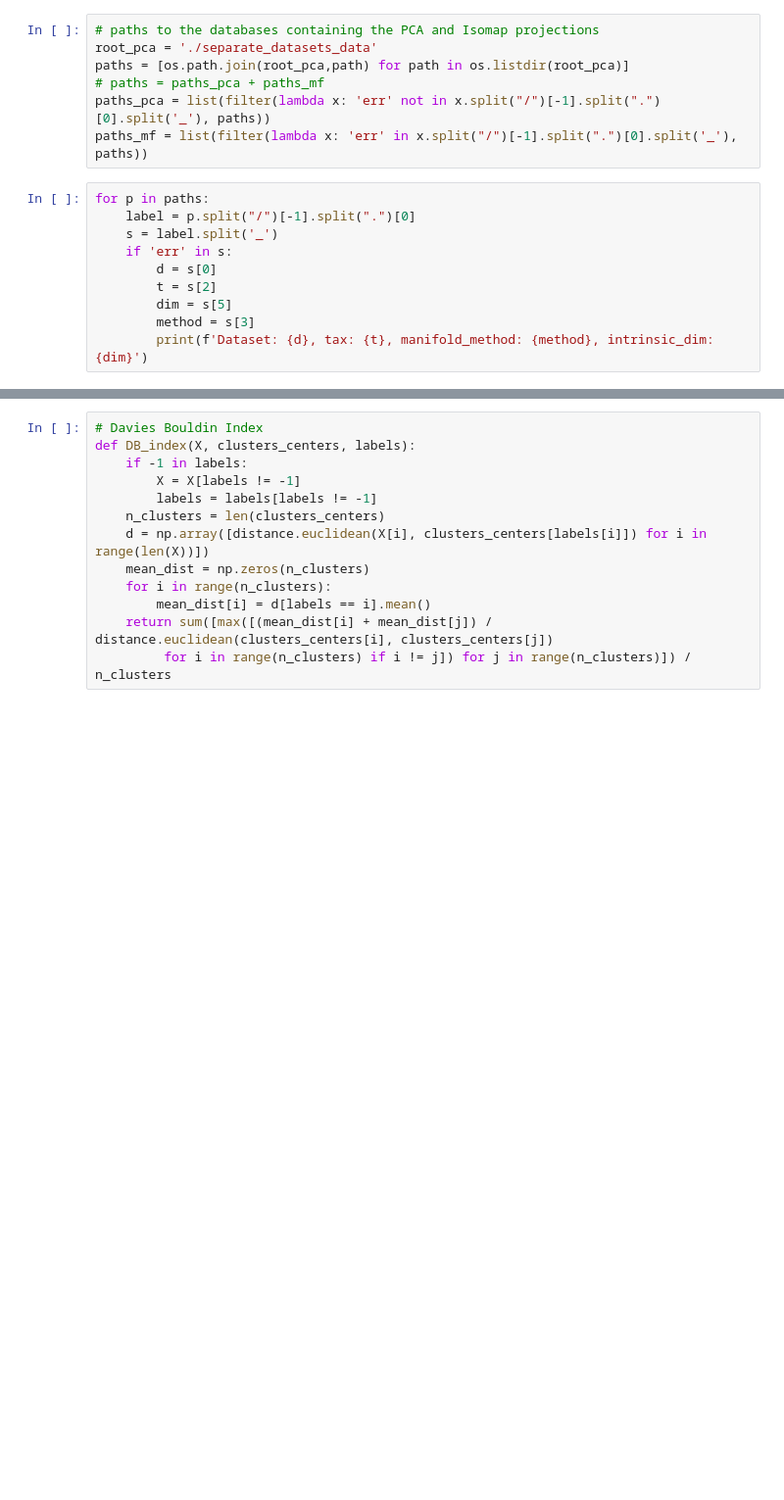
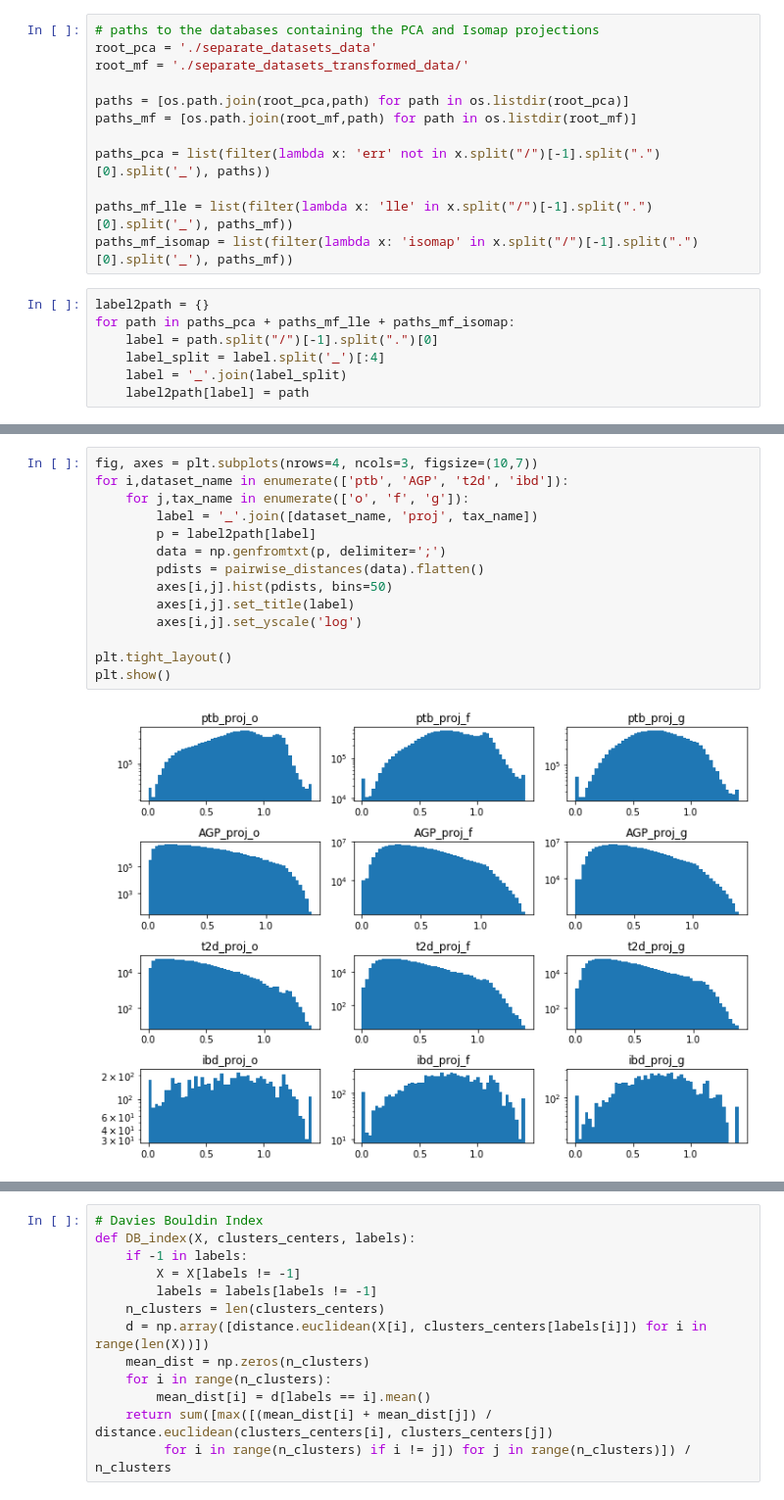
Before and after one commit to blufzzz/Skoltech-Microbiome-Project, a Jupyter notebook: Clustering.ipynb, the cells around one changed output, grey strips where cells are left out. Shown at 98% size. Saved outputs shown, nothing was run; the diff lists cells and outputs as text; blank space fills up the shorter version.

```diff
--- a/Clustering.ipynb
+++ b/Clustering.ipynb
@@ -21,17 +35,19 @@ params_dict = {'dbscan':np.linspace(0.1, 2.0, 20),
 # %%
 # paths to the databases containing the PCA and Isomap projections
 root_pca = './separate_datasets_data'
+root_mf = './separate_datasets_transformed_data/'
+
 paths = [os.path.join(root_pca,path) for path in os.listdir(root_pca)]
-# paths = paths_pca + paths_mf
+paths_mf = [os.path.join(root_mf,path) for path in os.listdir(root_mf)]
+
 paths_pca = list(filter(lambda x: 'err' not in x.split("/")[-1].split(".")[0].split('_'), paths))
-paths_mf = list(filter(lambda x: 'err' in x.split("/")[-1].split(".")[0].split('_'), paths))
+
+paths_mf_lle = list(filter(lambda x: 'lle' in x.split("/")[-1].split(".")[0].split('_'), paths_mf))
+paths_mf_isomap = list(filter(lambda x: 'isomap' in x.split("/")[-1].split(".")[0].split('_'), paths_mf))
-# %%
-for p in paths:
-    label = p.split("/")[-1].split(".")[0]
-    s = label.split('_')
-    if 'err' in s:
-        d = s[0]
-        t = s[2]
-        dim = s[5]
-        method = s[3]
-        print(f'Dataset: {d}, tax: {t}, manifold_method: {method}, intrinsic_dim: {dim}')
+# %%
+label2path = {}
+for path in paths_pca + paths_mf_lle + paths_mf_isomap:
+    label = path.split("/")[-1].split(".")[0]
+    label_split = label.split('_')[:4]
+    label = '_'.join(label_split)
+    label2path[label] = path
@@ -37,0 +76,16 @@ for p in paths:
+# %%
+fig, axes = plt.subplots(nrows=4, ncols=3, figsize=(10,7))
+for i,dataset_name in enumerate(['ptb', 'AGP', 't2d', 'ibd']):
+    for j,tax_name in enumerate(['o', 'f', 'g']):
+        label = '_'.join([dataset_name, 'proj', tax_name])
+        p = label2path[label]
+        data = np.genfromtxt(p, delimiter=';')
+        pdists = pairwise_distances(data).flatten()
+        axes[i,j].hist(pdists, bins=50)
+        axes[i,j].set_title(label)
+        axes[i,j].set_yscale('log')
+
+plt.tight_layout()
+plt.show()
+# %% [output]
+[figure, added]
```
Also changed, not shown: parts of 58 cells of this notebook, 3 other files.
